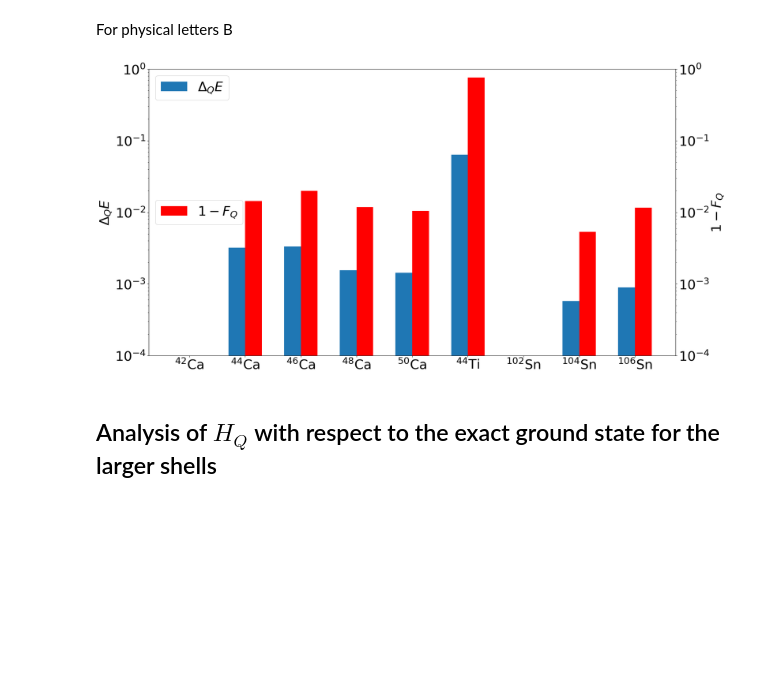
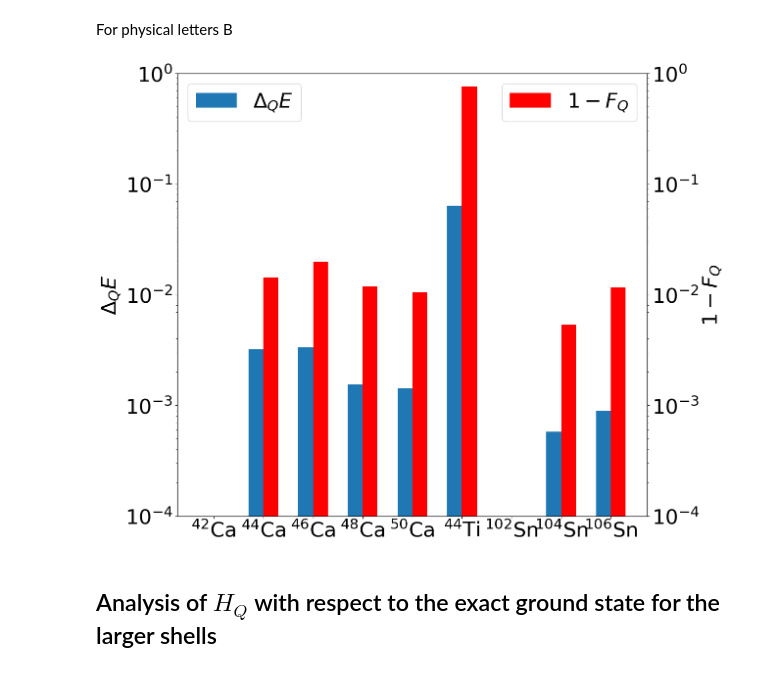
Before and after one commit to emacosta95/2nd_qa4nsm, a Jupyter notebook: AnalysisQHQ.ipynb, the cells around one changed output. Cells and saved outputs as stored; diff of their text form; code cells hidden in the pictures; blank space fills up the shorter version.

```diff
--- a/AnalysisQHQ.ipynb
+++ b/AnalysisQHQ.ipynb
@@ -435,10 +435,11 @@ file_name='data/usdb.nat'
 
 SPS=SingleParticleState(file_name=file_name)
 
+print(SPS.energies.shape)
 
 
-nparts=[(2,0),(4,0),(6,0),(8,0),(2,2),(4,2),(6,2),(8,2),(4,4),(6,4),(8,4),(6,6),(8,6),(10,6)]
-titles=[r'$^{18}$O',r'$^{20}$O',r'$^{22}$O',r'$^{24}$O',r'$^{20}$Ne',r'$^{22}$Ne',r'$^{24}$Ne',r'$^{26}$Ne',r'$^{24}$Mg',r'$^{26}$Mg',r'$^{28}$Mg',r'$^{28}$Si',r'$^{30}$Si',r'$^{32}$Si']
+nparts=[(2,0),(4,0),(6,0),(8,0),(10,0),(2,2),(4,2),(6,2),(8,2),(4,4),(6,4),(8,4),(6,6),(8,6),(10,6)]
+titles=[r'$^{18}$O',r'$^{20}$O',r'$^{22}$O',r'$^{24}$O',r'$^{26}$O',r'$^{20}$Ne',r'$^{22}$Ne',r'$^{24}$Ne',r'$^{26}$Ne',r'$^{24}$Mg',r'$^{26}$Mg',r'$^{28}$Mg',r'$^{28}$Si',r'$^{30}$Si',r'$^{32}$Si']
 
 size_a=SPS.energies.shape[0]//2
 size_b=SPS.energies.shape[0]//2
@@ -907,7 +898,7 @@ plt.show()
 # %% [markdown]
 For physical letters B
 # %%
-fig, ax = plt.subplots(figsize=(20, 10))  # Wide layout
+fig, ax = plt.subplots(figsize=(13, 10))  # Wide layout
 
 x_pos = np.arange(len(titles))
 
@@ -917,35 +908,35 @@ ax.bar(x=x_pos, height=energy_errors, width=0.3, label=r'$\Delta_Q E$')
 # Twin y-axis for second bar group: 1 - F_Q
 ax_twin = ax.twinx()
 ax_twin.bar(x=x_pos + 0.3, height=fidelities, width=0.3, color='red', label=r'$1-F_Q$')
 
 # Set x-axis tick labels to titles
 ax.set_xticks(x_pos + 0.15)  # Center between the two bars
 ax.set_xticklabels(titles, rotation=0, fontsize=30)
 
 # Legends
 ax.legend(fontsize=30, loc='upper left')
-ax_twin.legend(fontsize=30, loc='center left')
+ax_twin.legend(fontsize=30, loc='upper right')
 
 # Axis labels
 ax.set_ylabel(r'$\Delta_Q E$', fontsize=30)
 ax_twin.set_ylabel(r'$1-F_Q$', fontsize=30)
 
 # Log scale (if needed)
 ax.set_yscale('log')
 ax_twin.set_yscale('log')
 
 # Y-axis limits
 ax.set_ylim([1e-4, 1])
 ax_twin.set_ylim([1e-4, 1])
 
 # Tick formatting
 ax.tick_params(labelsize=30)
 ax_twin.tick_params(labelsize=30)
 
 plt.tight_layout()
 plt.show()
 # %% [output]
-[figure, old version]
+[figure, new version]
 # %% [markdown]
 ## Analysis of $H_Q$ with respect to the exact ground state for the larger shells
 # %% [markdown]
```
Also changed, not shown: parts of 8 cells of this notebook, 2 other files.
